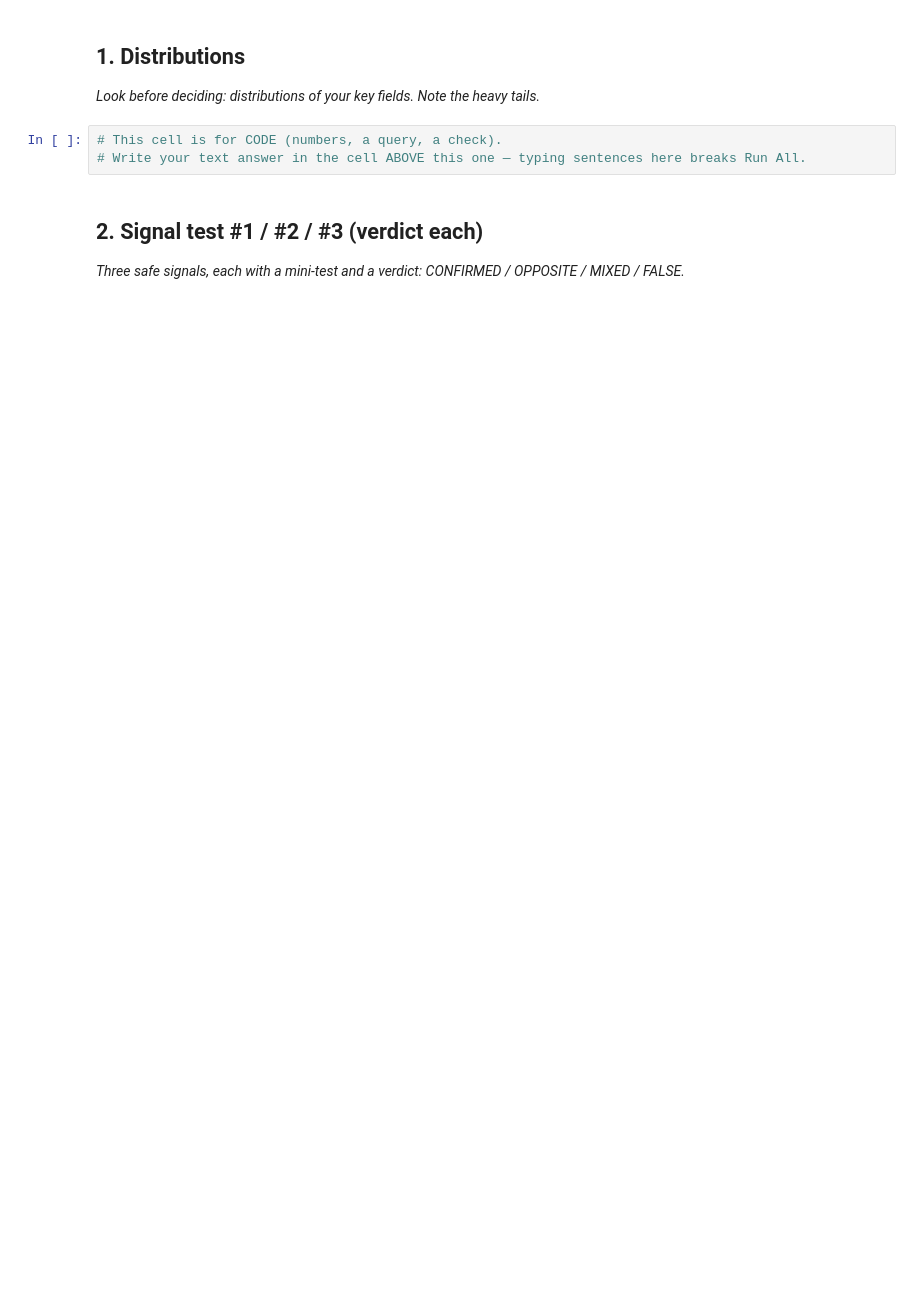
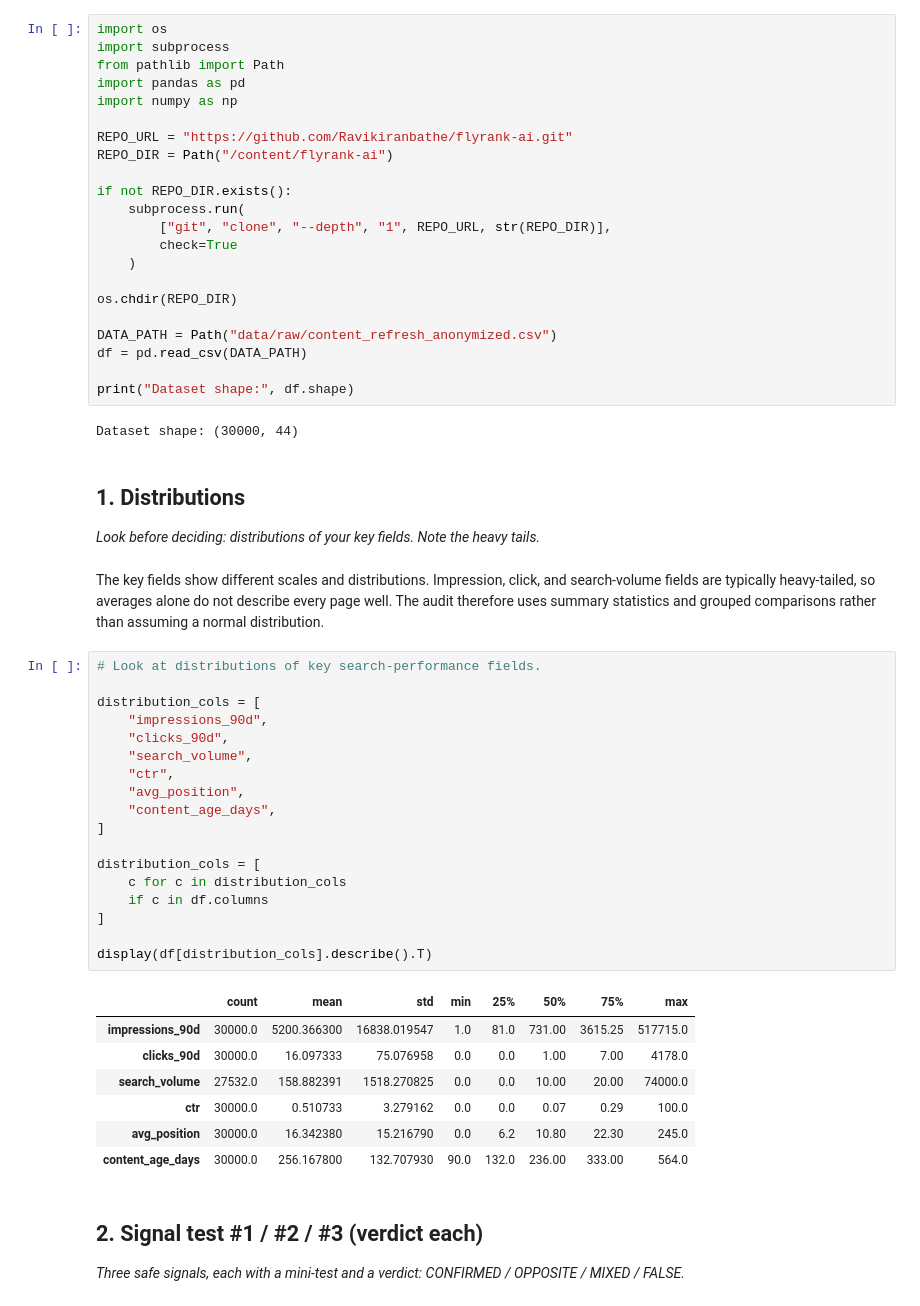
Before and after one commit to Ravikiranbathe/flyrank-ai, a Jupyter notebook: work/notebooks/w04_signal_audit.ipynb, the cells around one changed output. Saved outputs shown, nothing was run; the diff lists cells and outputs as text; blank space fills up the shorter version.

```diff
--- a/work/notebooks/w04_signal_audit.ipynb
+++ b/work/notebooks/w04_signal_audit.ipynb
@@ -6,13 +6,62 @@
 This skeleton is yours to fill. Work the sections **in order** — each one has a one-line hint. Simple words, honest numbers.
 
 > Working with an AI assistant? Tell it to read `skills/README.md` first and load the one skill this assignment names on its card.
+# %%
+import os
+import subprocess
+from pathlib import Path
+import pandas as pd
+import numpy as np
+
+REPO_URL = "https://github.com/Ravikiranbathe/flyrank-ai.git"
+REPO_DIR = Path("/content/flyrank-ai")
+
+if not REPO_DIR.exists():
+    subprocess.run(
+        ["git", "clone", "--depth", "1", REPO_URL, str(REPO_DIR)],
+        check=True
+    )
+
+os.chdir(REPO_DIR)
+
+DATA_PATH = Path("data/raw/content_refresh_anonymized.csv")
+df = pd.read_csv(DATA_PATH)
+
+print("Dataset shape:", df.shape)
+# %% [output]
+Dataset shape: (30000, 44)
 # %% [markdown]
 ## 1. Distributions
 
 *Look before deciding: distributions of your key fields. Note the heavy tails.*
-# %%
-# This cell is for CODE (numbers, a query, a check).
-# Write your text answer in the cell ABOVE this one — typing sentences here breaks Run All.
+# %% [markdown]
+The key fields show different scales and distributions. Impression, click, and search-volume fields are typically heavy-tailed, so averages alone do not describe every page well. The audit therefore uses summary statistics and grouped comparisons rather than assuming a normal distribution.
+# %%
+# Look at distributions of key search-performance fields.
+
+distribution_cols = [
+    "impressions_90d",
+    "clicks_90d",
+    "search_volume",
+    "ctr",
+    "avg_position",
+    "content_age_days",
+]
+
+distribution_cols = [
+    c for c in distribution_cols
+    if c in df.columns
+]
+
+display(df[distribution_cols].describe().T)
+# %% [output]
+|  | count | mean | std | min | 25% | 50% | 75% | max |
+| impressions_90d | 30000.0 | 5200.366300 | 16838.019547 | 1.0 | 81.0 | 731.00 | 3615.25 | 517715.0 |
+| clicks_90d | 30000.0 | 16.097333 | 75.076958 | 0.0 | 0.0 | 1.00 | 7.00 | 4178.0 |
+| search_volume | 27532.0 | 158.882391 | 1518.270825 | 0.0 | 0.0 | 10.00 | 20.00 | 74000.0 |
+| ctr | 30000.0 | 0.510733 | 3.279162 | 0.0 | 0.0 | 0.07 | 0.29 | 100.0 |
+| avg_position | 30000.0 | 16.342380 | 15.216790 | 0.0 | 6.2 | 10.80 | 22.30 | 245.0 |
+| content_age_days | 30000.0 | 256.167800 | 132.707930 | 90.0 | 132.0 | 236.00 | 333.00 | 564.0 |
 # %% [markdown]
 ## 2. Signal test #1 / #2 / #3 (verdict each)
 
```
Also changed, not shown: parts of 10 cells of this notebook.
